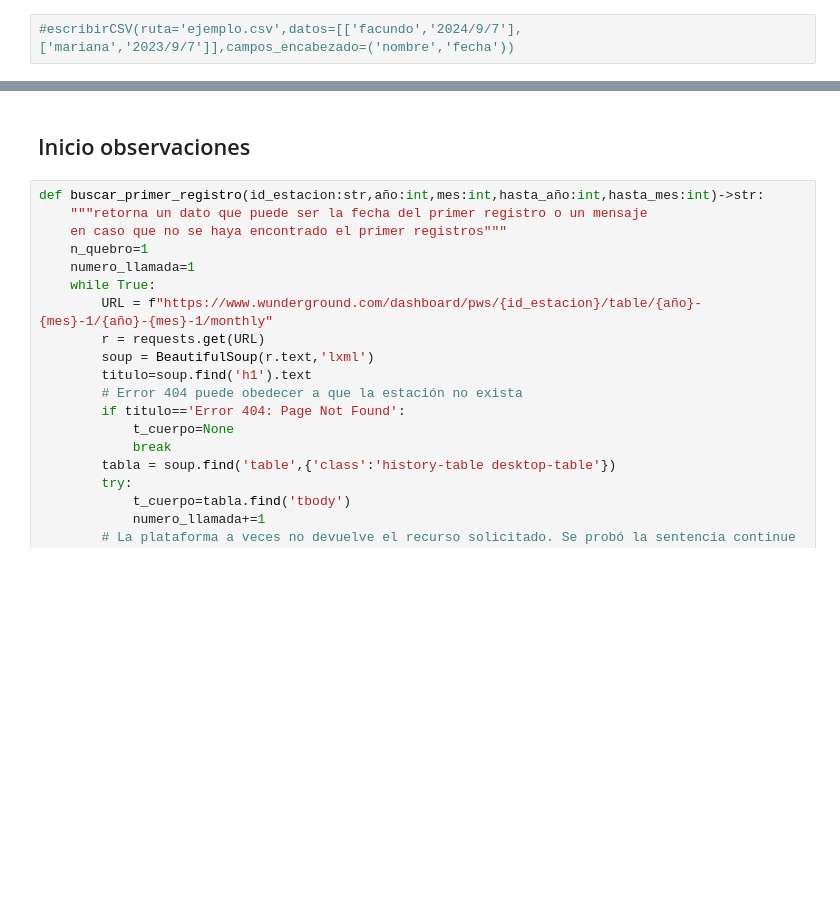
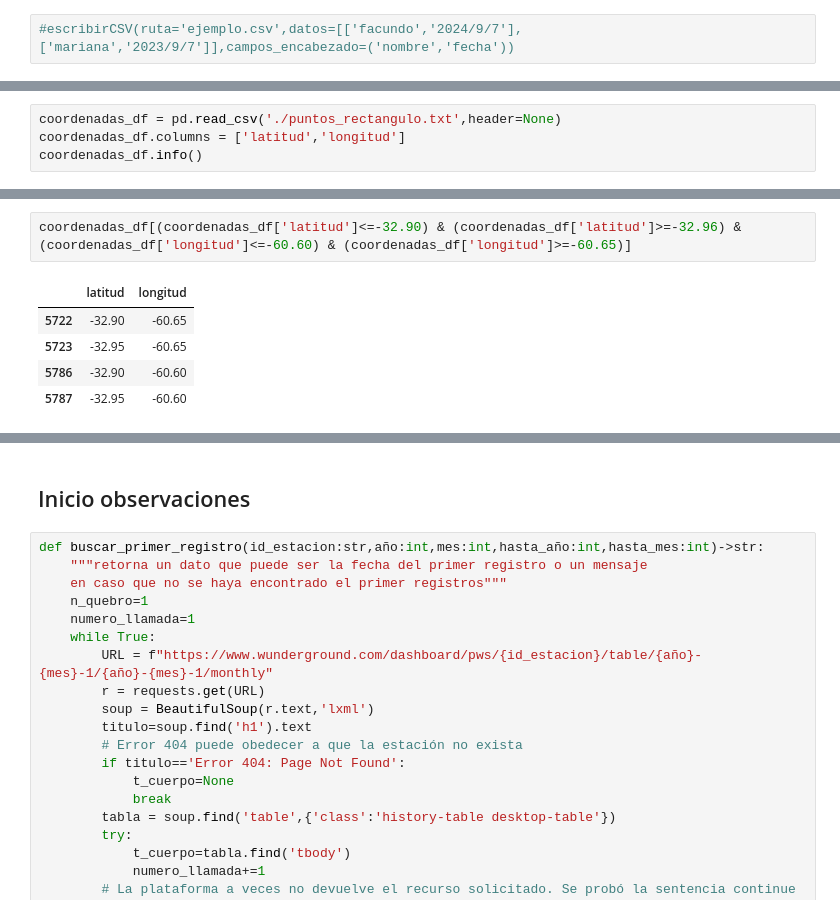
Before and after one commit to Facunditos/wunder, a Jupyter notebook: scraping.ipynb, the cells around one changed output, grey strips where cells are left out. Cells and saved outputs as stored; diff of their text form; blank space fills up the shorter version.

```diff
--- a/scraping.ipynb
+++ b/scraping.ipynb
@@ -190,0 +176,4 @@ def escribirCSV(ruta:str,datos:list,campos_encabezado:tuple)->None:
+# %%
+coordenadas_df = pd.read_csv('./puntos_rectangulo.txt',header=None)
+coordenadas_df.columns = ['latitud','longitud']
+coordenadas_df.info()
@@ -190,0 +190,8 @@ def escribirCSV(ruta:str,datos:list,campos_encabezado:tuple)->None:
+# %%
+coordenadas_df[(coordenadas_df['latitud']<=-32.90) & (coordenadas_df['latitud']>=-32.96) & (coordenadas_df['longitud']<=-60.60) & (coordenadas_df['longitud']>=-60.65)]
+# %% [output]
+|  | latitud | longitud |
+| 5722 | -32.90 | -60.65 |
+| 5723 | -32.95 | -60.65 |
+| 5786 | -32.90 | -60.60 |
+| 5787 | -32.95 | -60.60 |
```
Also changed, not shown: parts of 20 cells of this notebook, 40 other files.
